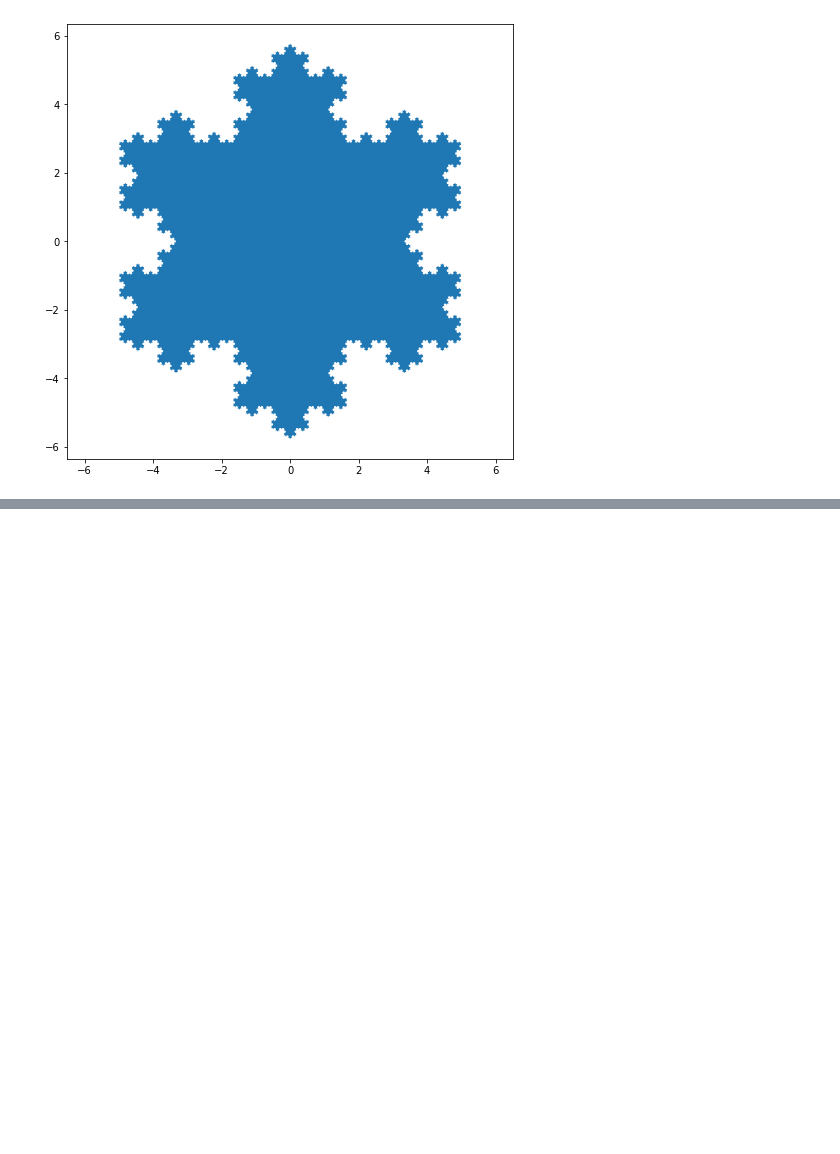
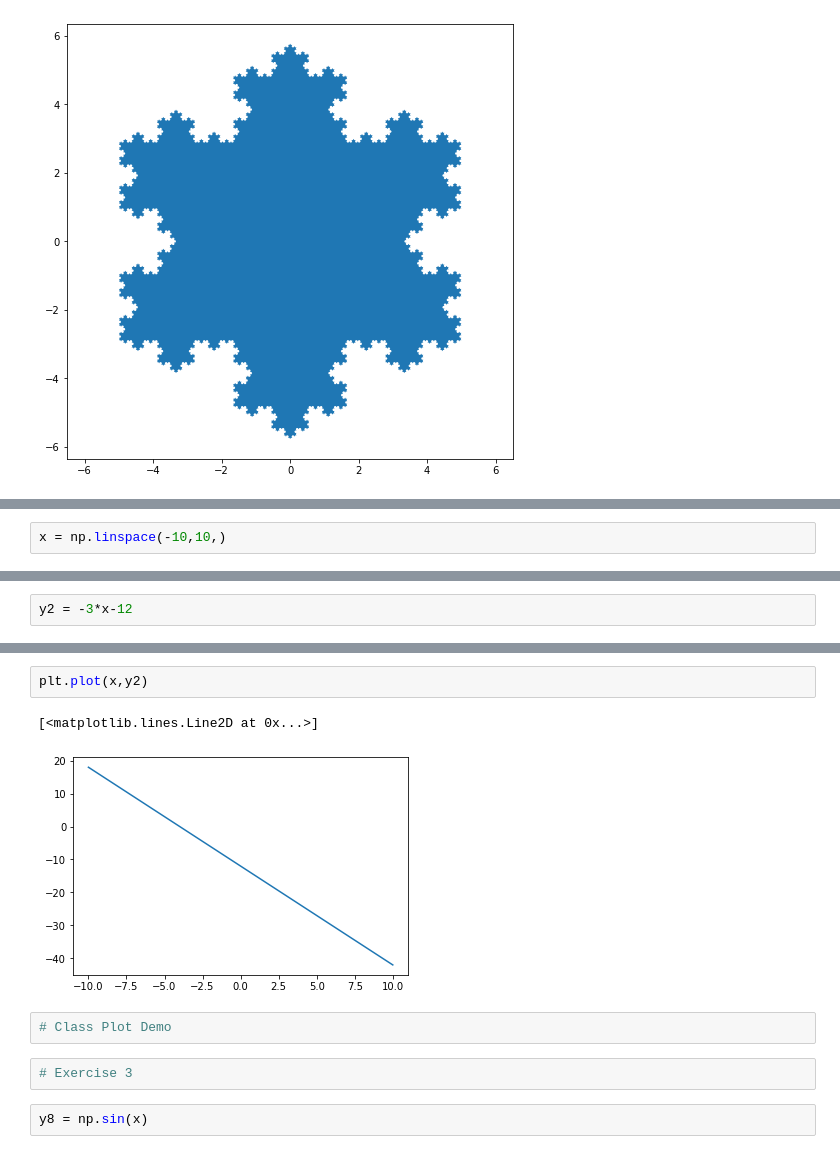
Before and after one commit to SergioRomanJr/Colab, a Jupyter notebook: Lab_1_Roman.ipynb, the cells around one changed output, grey strips where cells are left out. Saved outputs shown, nothing was run; the diff lists cells and outputs as text; blank space fills up the shorter version.

```diff
--- a/Lab_1_Roman.ipynb
+++ b/Lab_1_Roman.ipynb
@@ -510,0 +578,2 @@ plt.show()
+# %%
+x = np.linspace(-10,10,)
@@ -510,0 +596,2 @@ plt.show()
+# %%
+y2 = -3*x-12
@@ -510,0 +614,11 @@ plt.show()
+# %%
+plt.plot(x,y2)
+# %% [output]
+[<matplotlib.lines.Line2D at 0x...>]
+[figure, added]
+# %%
+# Class Plot Demo
+# %%
+# Exercise 3
+# %%
+y8 = np.sin(x)
```
Also changed, not shown: parts of 35 cells of this notebook.
